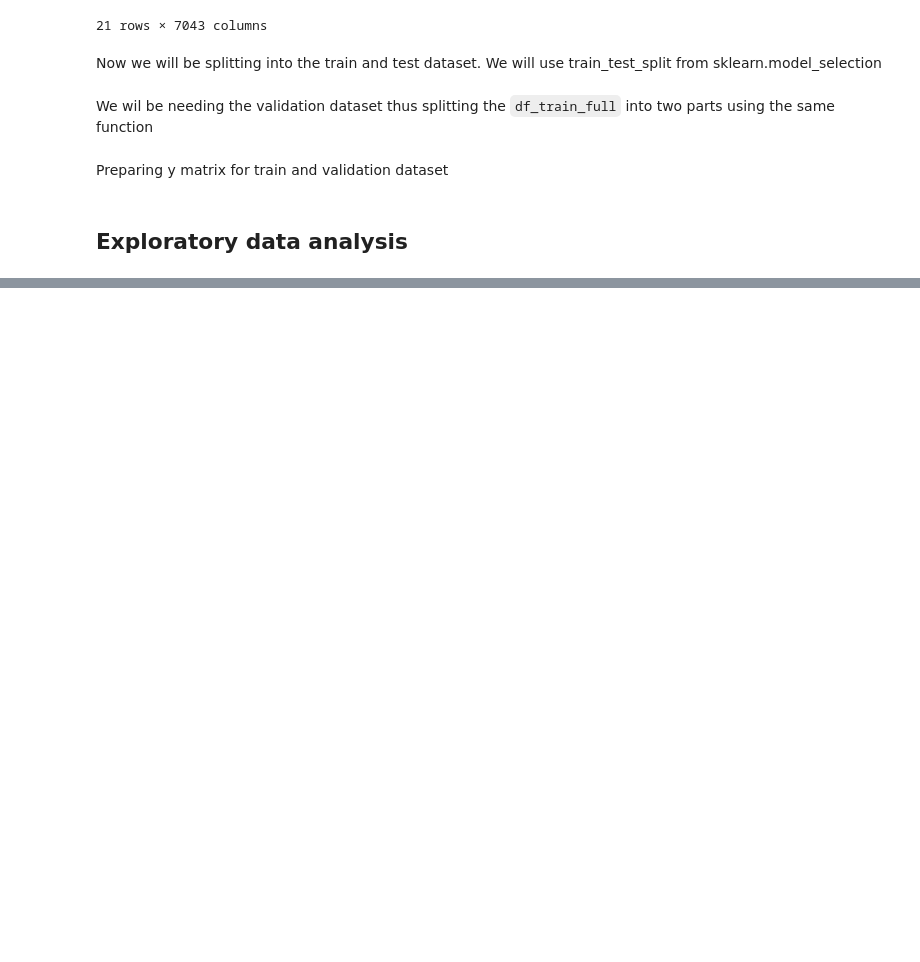
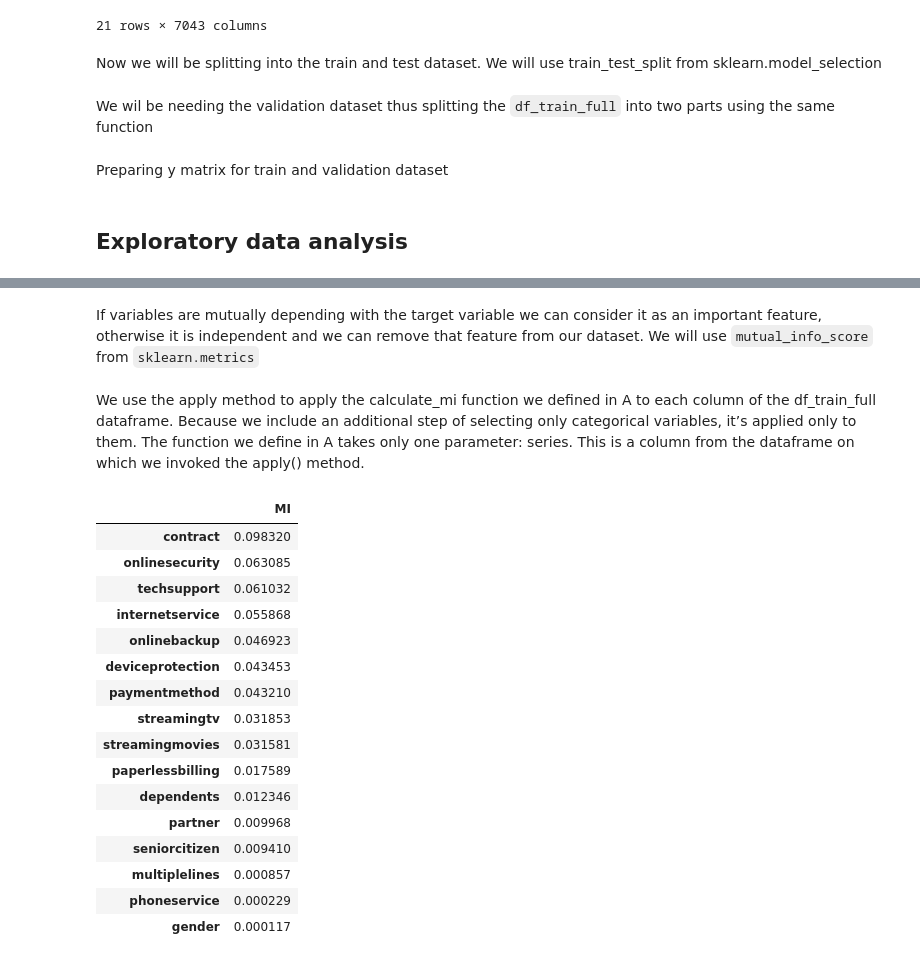
Before and after one commit to nandan-06/Churn-Prediction, a Jupyter notebook: churn_prediction.ipynb, the cells around one changed output, grey strips where cells are left out. Drawn from its saved outputs; the diff is of its cells as text; code cells hidden in the pictures; blank space fills up the shorter version.

```diff
--- a/churn_prediction.ipynb
+++ b/churn_prediction.ipynb
@@ -166,0 +210,3 @@ del df_val['churn']
+# %%
+categorical = ['gender','seniorcitizen','partner','dependents','phoneservice','multiplelines','internetservice','onlinesecurity','onlinebackup','deviceprotection','techsupport','streamingtv','streamingmovies','contract','paperlessbilling','paymentmethod']
+numerical = ['tenure','monthlycharges','totalcharges']
@@ -166,0 +320,32 @@ del df_val['churn']
+# %% [markdown]
+If variables are mutually depending with the target variable we can consider it as an important feature, otherwise it is independent and we can remove that feature from our dataset.
+We will use `mutual_info_score` from `sklearn.metrics`
+# %% [markdown]
+We use the apply method to apply the calculate_mi function we defined in A to each column of the df_train_full dataframe. Because we include an additional step of selecting only categorical variables, it’s applied only to them. The function we define in A takes only one parameter: series. This is a column from the dataframe on which we invoked the apply() method.
+# %%
+from unicodedata import name
+from sklearn.metrics import mutual_info_score
+def calculate_mi(series):
+    return mutual_info_score(series, df_train_full.churn)
+
+df_mi = df_train_full[categorical].apply(calculate_mi)
+df_mi = df_mi.sort_values(ascending=False).to_frame(name = 'MI')
+df_mi
+# %% [output]
+|  | MI |
+| contract | 0.098320 |
+| onlinesecurity | 0.063085 |
+| techsupport | 0.061032 |
+| internetservice | 0.055868 |
+| onlinebackup | 0.046923 |
+| deviceprotection | 0.043453 |
+| paymentmethod | 0.043210 |
+| streamingtv | 0.031853 |
+| streamingmovies | 0.031581 |
+| paperlessbilling | 0.017589 |
+| dependents | 0.012346 |
+| partner | 0.009968 |
+| seniorcitizen | 0.009410 |
+| multiplelines | 0.000857 |
+| phoneservice | 0.000229 |
+| gender | 0.000117 |
```
Also changed, not shown: parts of 14 cells of this notebook.
